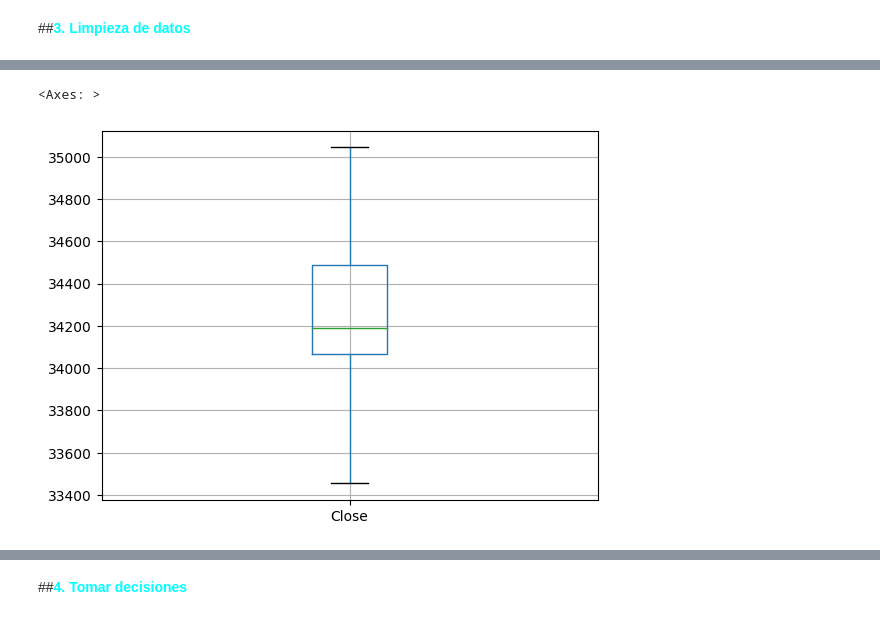
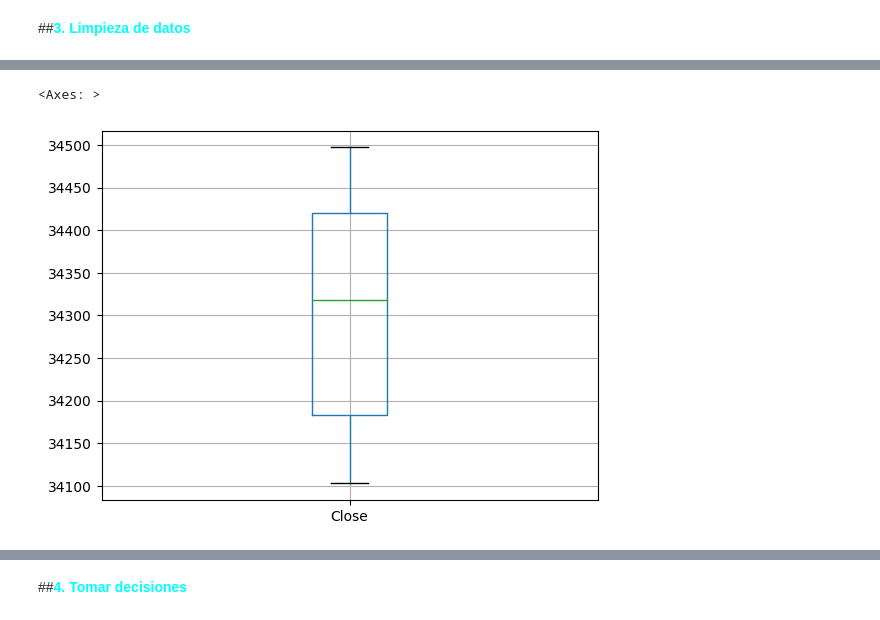
Before and after one commit to GabEscom/ROBOT_TRADING_ALURA, a Jupyter notebook: Robot_Trading_Gab.ipynb, the cells around one changed output, grey strips where cells are left out. Saved outputs shown, nothing was run; the diff lists cells and outputs as text; code cells hidden in the pictures.

```diff
--- a/Robot_Trading_Gab.ipynb
+++ b/Robot_Trading_Gab.ipynb
@@ -94,17 +127,17 @@ df_bitcoin_limpio.shape[0]
 # %%
 # Remover outliers
 bitcoin_cierre= df_bitcoin_limpio['Close']
 Q1 = bitcoin_cierre.quantile(0.25)
 Q3 = bitcoin_cierre.quantile(0.75)
 IIQ = Q3 - Q1
 limite_inferior = Q1 - 1.5 * IIQ
 limite_superior = Q3 + 1.5 * IIQ
-seleccion=(bitcoin_cierre > limite_inferior) & (bitcoin_cierre < limite_superior)
+seleccion=(bitcoin_cierre > Q1) & (bitcoin_cierre < Q3)
 df_bitcoin_limpio_B = df_bitcoin_limpio[seleccion]
 df_bitcoin_limpio_B.boxplot(['Close'])
 # %% [output]
 <Axes: >
-[figure, old version]
+[figure, new version]
 # %%
 # Calcular el valor promedio de los valores de la columna 'Close'
 media_bitcoin = df_bitcoin_limpio['Close'].mean()
```
Also changed, not shown: parts of 13 cells of this notebook.
